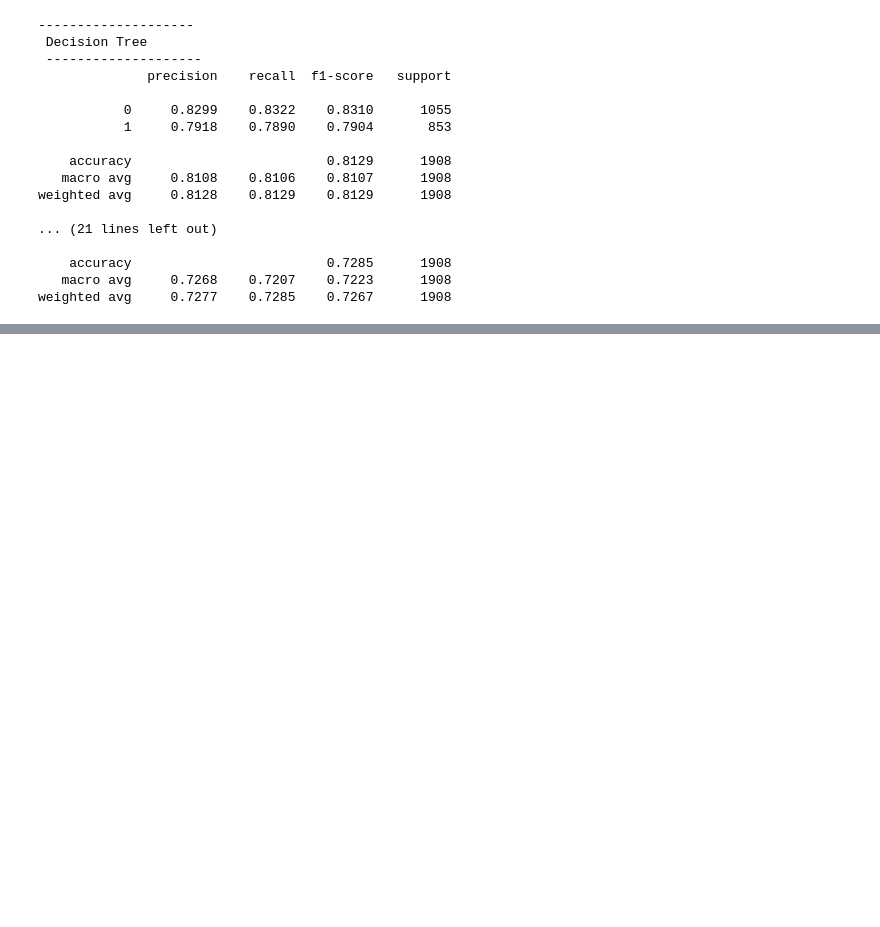
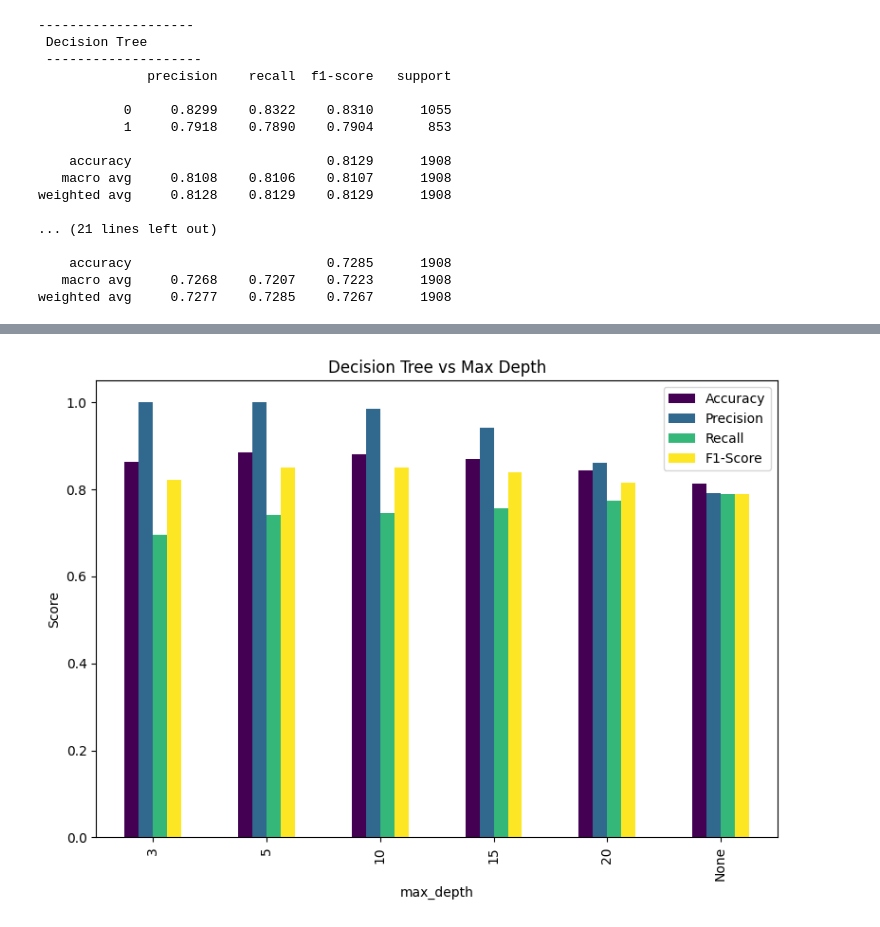
Before and after one commit to mdmohsin212/skill-morph-hw, a Jupyter notebook: Assignment_6.ipynb, the cells around one changed output, grey strips where cells are left out. Drawn from its saved outputs; the diff is of its cells as text; code cells hidden in the pictures; blank space fills up the shorter version.

```diff
--- a/Assignment_6.ipynb
+++ b/Assignment_6.ipynb
@@ -207,0 +225,20 @@ plt.show()
+# %%
+tune_decisionTree_results = []
+
+for depth in [3, 5, 10, 15, 20, None]:
+    model = DecisionTreeClassifier(max_depth=depth, random_state=42)
+    model.fit(x_train_scaled, y_train)
+
+    y_pred = model.predict(x_test_scaled)
+
+    tune_decisionTree_results.append({
+        'max_depth': str(depth) or 'None',
+        'Accuracy': accuracy_score(y_test, y_pred),
+        'Precision': precision_score(y_test, y_pred),
+        'Recall': recall_score(y_test, y_pred),
+        'F1-Score': f1_score(y_test, y_pred)
+    })
+
+
+decisionTree_results_df = pd.DataFrame(tune_decisionTree_results).set_index('max_depth')
+print(decisionTree_results_df.round(4))
@@ -207,0 +254,8 @@ plt.show()
+# %%
+decisionTree_results_df.plot(kind='bar', figsize=(8, 6), colormap='viridis')
+plt.title('Decision Tree vs Max Depth')
+plt.ylabel('Score')
+plt.tight_layout()
+plt.show()
+# %% [output]
+[figure, added]
```
Also changed, not shown: parts of 19 cells of this notebook.
